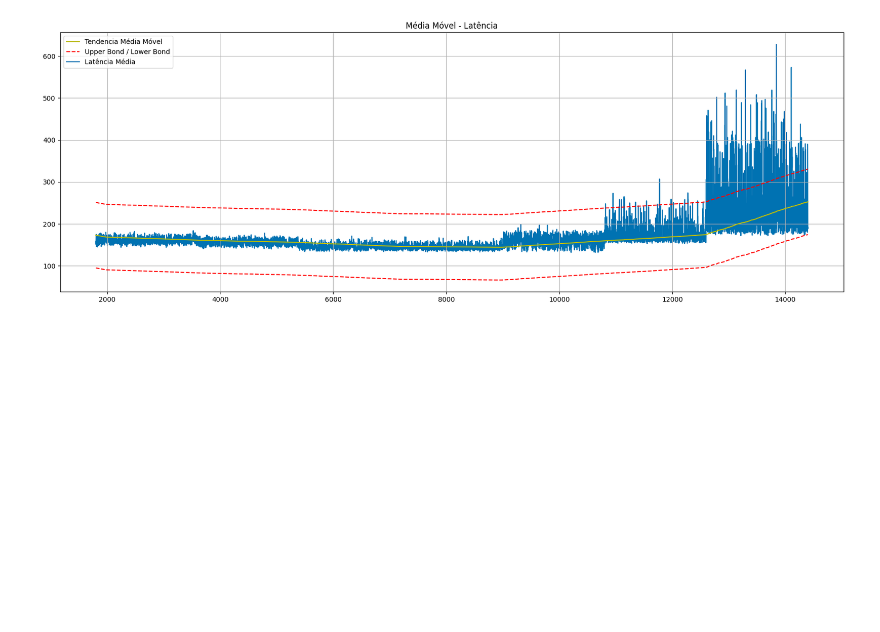
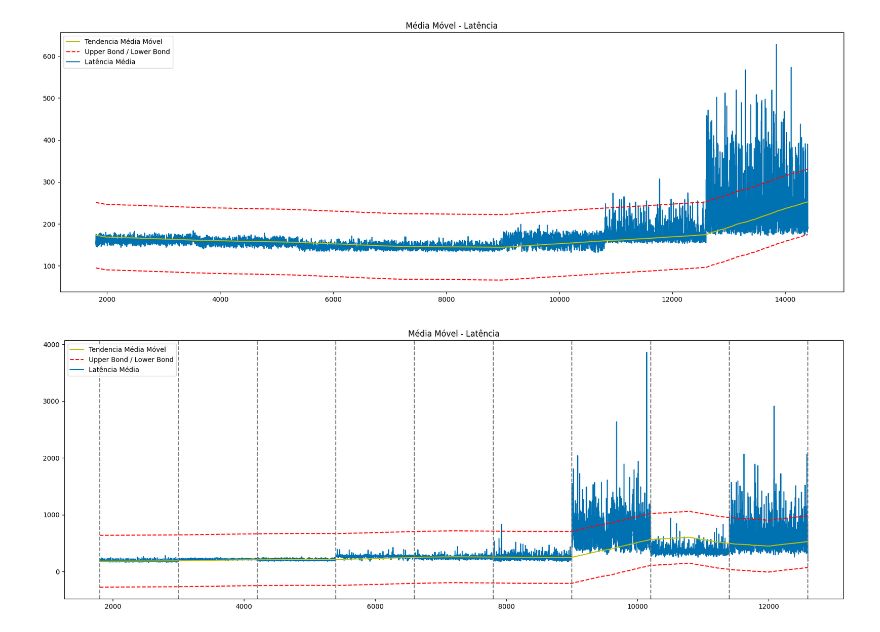
Before and after one commit to pserpaschiavo/svc-degradation-detection, a Jupyter notebook: python/notebooks/00_time_series_analisys.ipynb, the cells around one changed output. Drawn from its saved outputs; the diff is of its cells as text; code cells hidden in the pictures; blank space fills up the shorter version.

```diff
--- a/python/notebooks/00_time_series_analisys.ipynb
+++ b/python/notebooks/00_time_series_analisys.ipynb
@@ -258,2 +264,6 @@ plotMovingAverage(dedicado, 1800, plot_intervals=True)
 # %% [output]
 [figure]
+# %%
+plotMovingAverage(latencia,1800, 12600, plot_intervals=True, assintotas= True, sub_assintotas= True)
+# %% [output]
+[figure, added]
```
Also changed, not shown: parts of 10 cells of this notebook, 4 other files.
